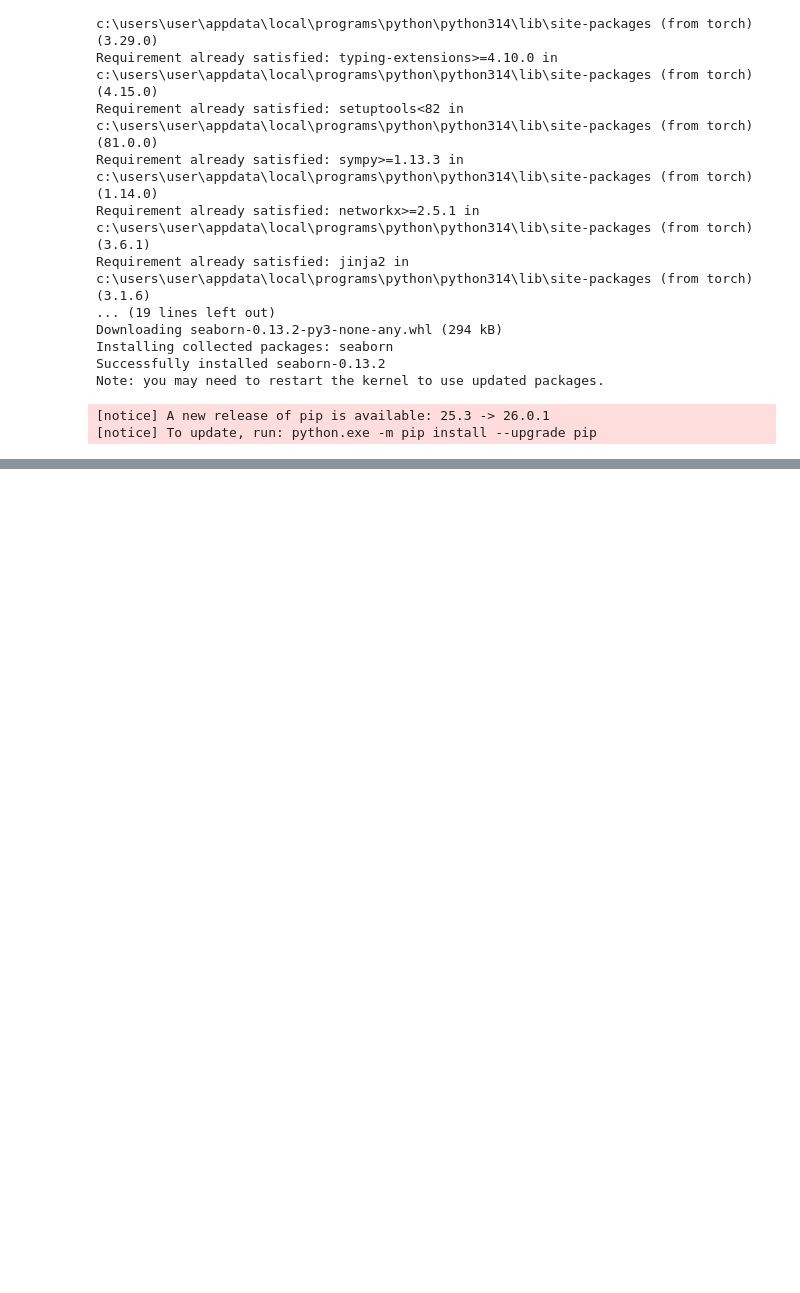
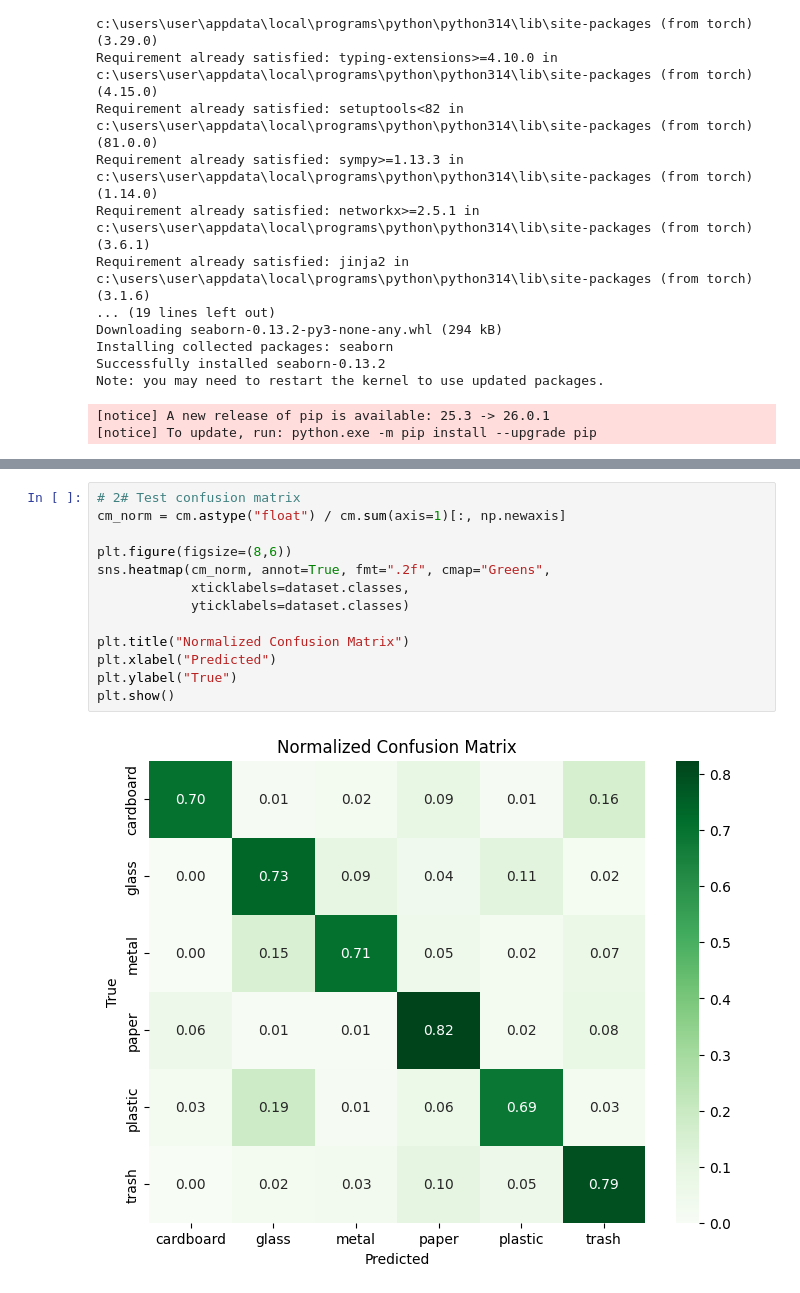
Before and after one commit to HeangMapanha/AUPP_ML_Final_Project_GP1_Heang, a Jupyter notebook: train.ipynb, the cells around one changed output, grey strips where cells are left out. Saved outputs shown, nothing was run; the diff lists cells and outputs as text; blank space fills up the shorter version.

```diff
--- a/train.ipynb
+++ b/train.ipynb
@@ -199,0 +288,15 @@ plt.show()
+# %%
+# 2# Test confusion matrix
+cm_norm = cm.astype("float") / cm.sum(axis=1)[:, np.newaxis]
+
+plt.figure(figsize=(8,6))
+sns.heatmap(cm_norm, annot=True, fmt=".2f", cmap="Greens",
+            xticklabels=dataset.classes,
+            yticklabels=dataset.classes)
+
+plt.title("Normalized Confusion Matrix")
+plt.xlabel("Predicted")
+plt.ylabel("True")
+plt.show()
+# %% [output]
+[figure, added]
```
Also changed, not shown: parts of 9 cells of this notebook, 11 other files.
